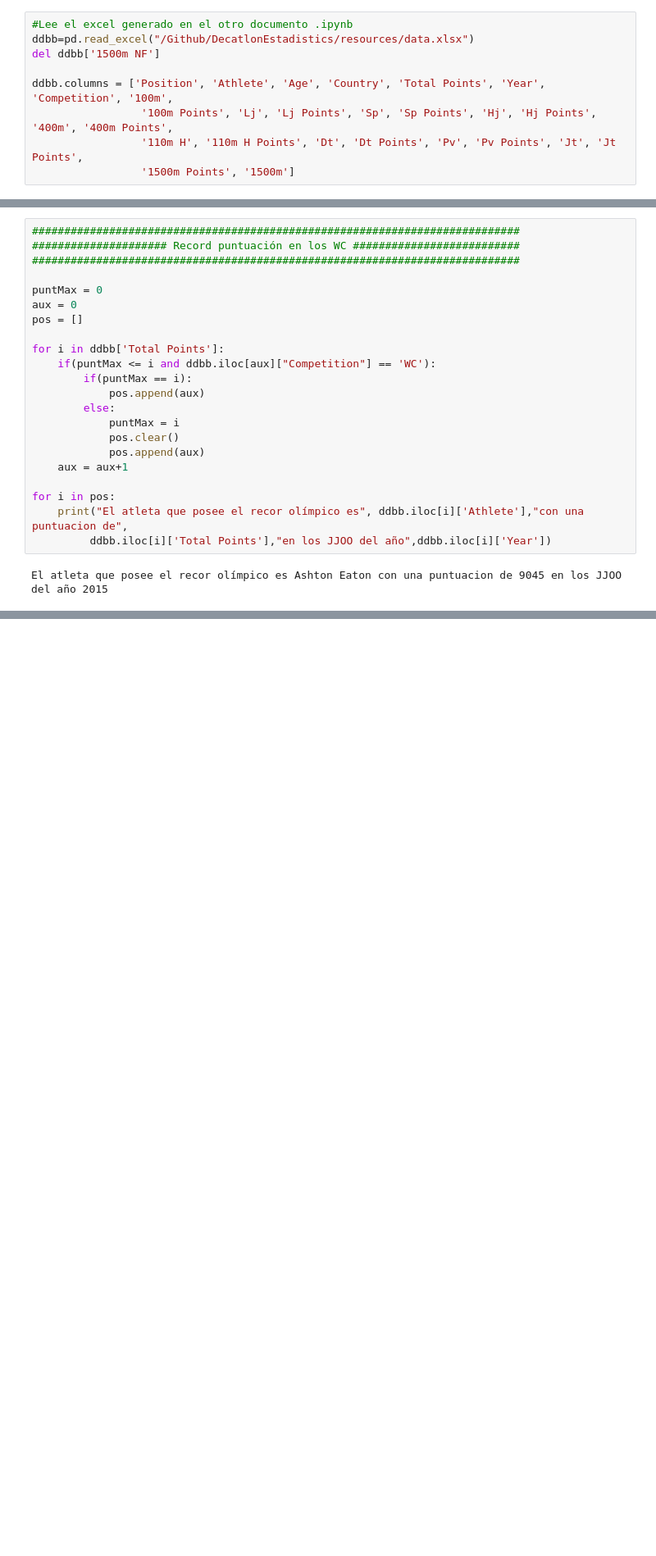
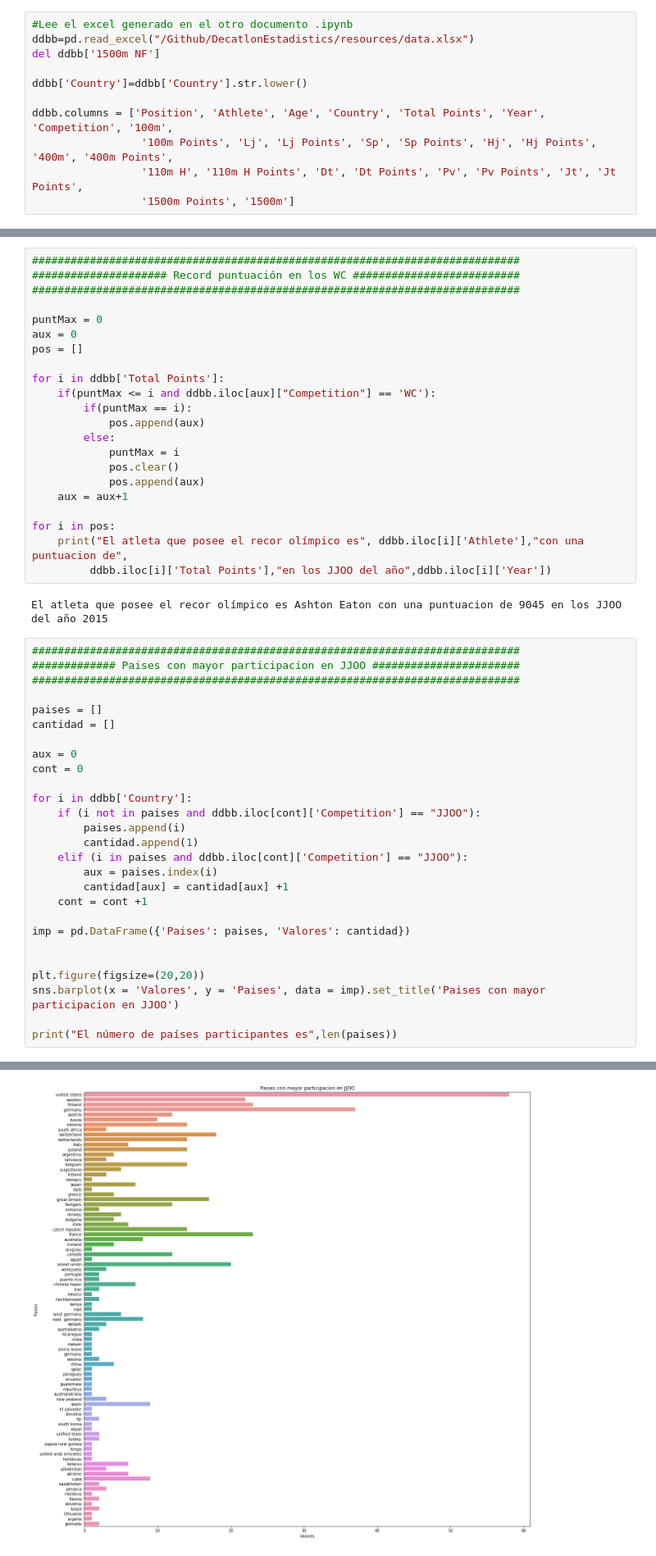
Before and after one commit to RaulCapellanFernandez/DecatlonEstadistics, a Jupyter notebook: InformationDDBB.ipynb, the cells around one changed output, grey strips where cells are left out. Shown: that part at 82% size. Cells and saved outputs as stored; diff of their text form; blank space fills up the shorter version.

Commit message:
Numero de paises participantes y sus nacionalidades

```diff
--- a/InformationDDBB.ipynb
+++ b/InformationDDBB.ipynb
@@ -10,6 +11,8 @@ from sklearn.decomposition import PCA
 ddbb=pd.read_excel("/Github/DecatlonEstadistics/resources/data.xlsx")
 del ddbb['1500m NF']
 
+ddbb['Country']=ddbb['Country'].str.lower()
+
 ddbb.columns = ['Position', 'Athlete', 'Age', 'Country', 'Total Points', 'Year', 'Competition', '100m',
                  '100m Points', 'Lj', 'Lj Points', 'Sp', 'Sp Points', 'Hj', 'Hj Points', '400m', '400m Points',
                  '110m H', '110m H Points', 'Dt', 'Dt Points', 'Pv', 'Pv Points', 'Jt', 'Jt Points',
@@ -175,3 +178,31 @@ for i in pos:
          ddbb.iloc[i]['Total Points'],"en los JJOO del año",ddbb.iloc[i]['Year'])
 # %% [output]
 El atleta que posee el recor olímpico es Ashton Eaton con una puntuacion de 9045 en los JJOO del año 2015
+# %%
+############################################################################
+############# Paises con mayor participacion en JJOO #######################
+############################################################################
+
+paises = []
+cantidad = []
+
+aux = 0
+cont = 0
+
+for i in ddbb['Country']:
+    if (i not in paises and ddbb.iloc[cont]['Competition'] == "JJOO"):
+        paises.append(i)
+        cantidad.append(1)
+    elif (i in paises and ddbb.iloc[cont]['Competition'] == "JJOO"):
+        aux = paises.index(i)
+        cantidad[aux] = cantidad[aux] +1
+    cont = cont +1
+
+imp = pd.DataFrame({'Paises': paises, 'Valores': cantidad})
+
+
+plt.figure(figsize=(20,20))
+sns.barplot(x = 'Valores', y = 'Paises', data = imp).set_title('Paises con mayor participacion en JJOO')
+
+print("El número de países participantes es",len(paises))
+# %% [output]
@@ -177,0 +210 @@ El atleta que posee el recor olímpico es Ashton Eaton con una puntuacion de 904
+[figure, added]
```
Also changed, not shown: parts of 3 cells of this notebook.
